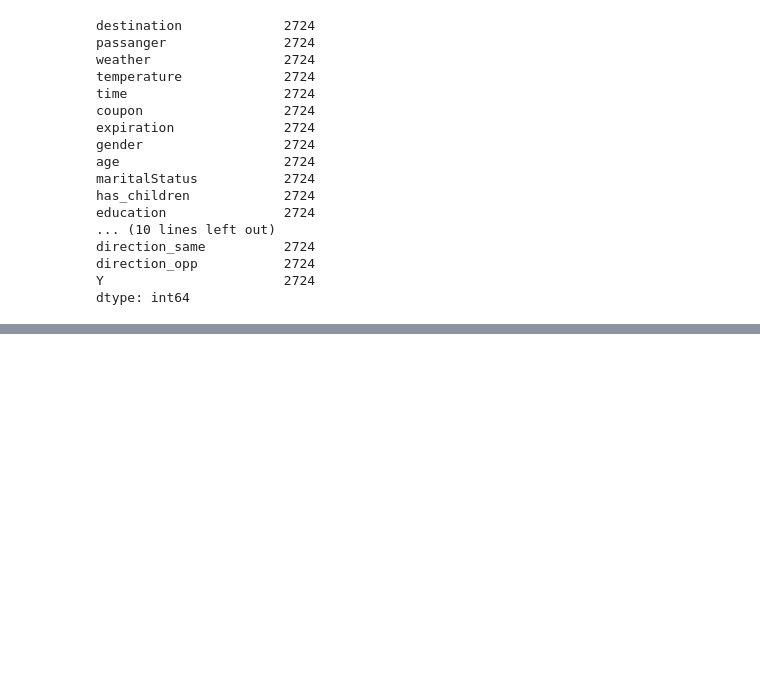
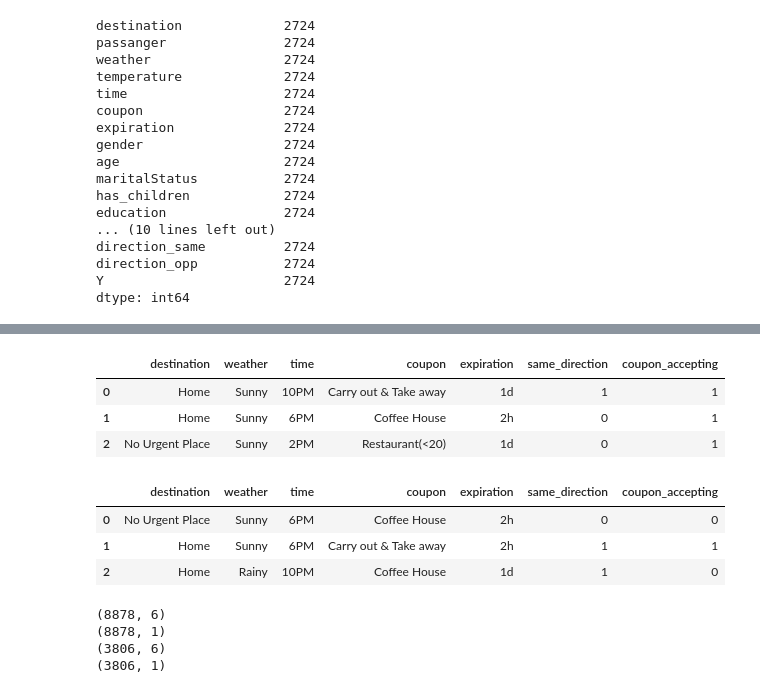
Before and after one commit to ChungWasawat/dtc_mlops_project, a Jupyter notebook: code/eda/eda in-vehicle recommendation.ipynb, the cells around one changed output, grey strips where cells are left out. Cells and saved outputs as stored; diff of their text form; code cells hidden in the pictures; blank space fills up the shorter version.

```diff
--- a/code/eda/eda in-vehicle recommendation.ipynb
+++ b/code/eda/eda in-vehicle recommendation.ipynb
@@ -191,0 +276,2 @@ dtype: int64
+# %%
+data_df['destination'] = data_df['destination'].astype('category')
@@ -191,0 +284,7 @@ dtype: int64
+# %%
+for col in data_df.columns:
+    # print(col)
+    if col == 'same_direction' or col == 'coupon_accepting':
+        pass
+    else:
+        data_df[col] = data_df[col].astype('category')
@@ -191,0 +326,19 @@ dtype: int64
+# %%
+df_train, df_test = train_test_split( data_df, test_size=0.3, random_state=11)
+# %%
+df_train = df_train.reset_index(drop=True)
+df_test = df_test.reset_index(drop=True)
+# %%
+df_train.head(3)
+# %% [output]
+|  | destination | weather | time | coupon | expiration | same_direction | coupon_accepting |
+| 0 | Home | Sunny | 10PM | Carry out & Take away | 1d | 1 | 1 |
+| 1 | Home | Sunny | 6PM | Coffee House | 2h | 0 | 1 |
+| 2 | No Urgent Place | Sunny | 2PM | Restaurant(<20) | 1d | 0 | 1 |
+# %%
+df_test.head(3)
+# %% [output]
+|  | destination | weather | time | coupon | expiration | same_direction | coupon_accepting |
+| 0 | No Urgent Place | Sunny | 6PM | Coffee House | 2h | 0 | 0 |
+| 1 | Home | Sunny | 6PM | Carry out & Take away | 2h | 1 | 1 |
+| 2 | Home | Rainy | 10PM | Coffee House | 1d | 1 | 0 |
@@ -191,0 +352,10 @@ dtype: int64
+# %%
+print(X_train.shape)
+print(y_train.shape)
+print(X_test.shape)
+print(y_test.shape)
+# %% [output]
+(8878, 6)
+(8878, 1)
+(3806, 6)
+(3806, 1)
```
Also changed, not shown: parts of 31 cells of this notebook, 2 other files.
